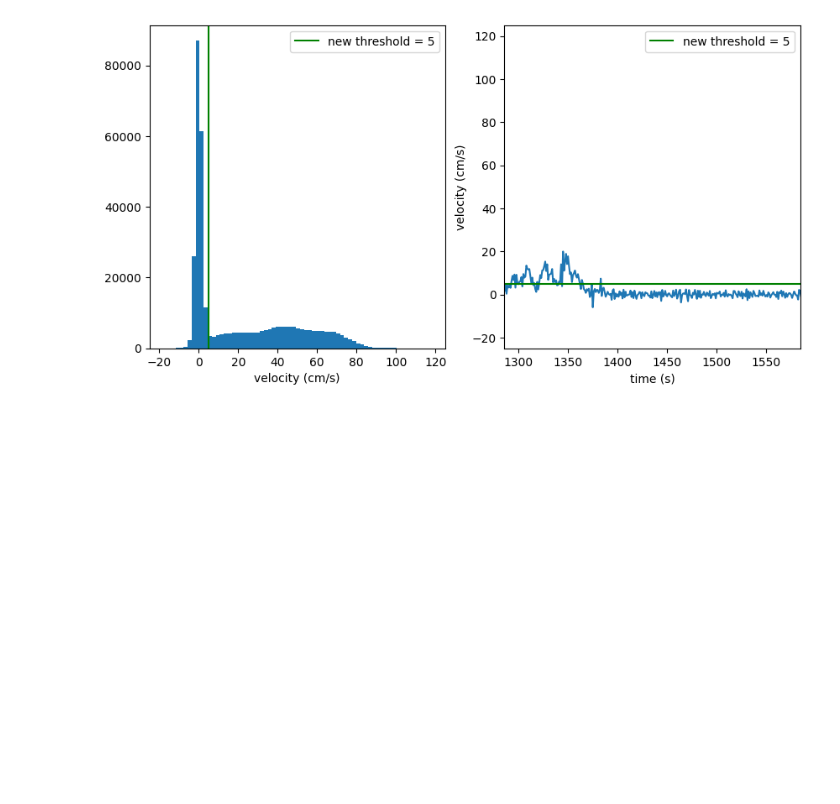
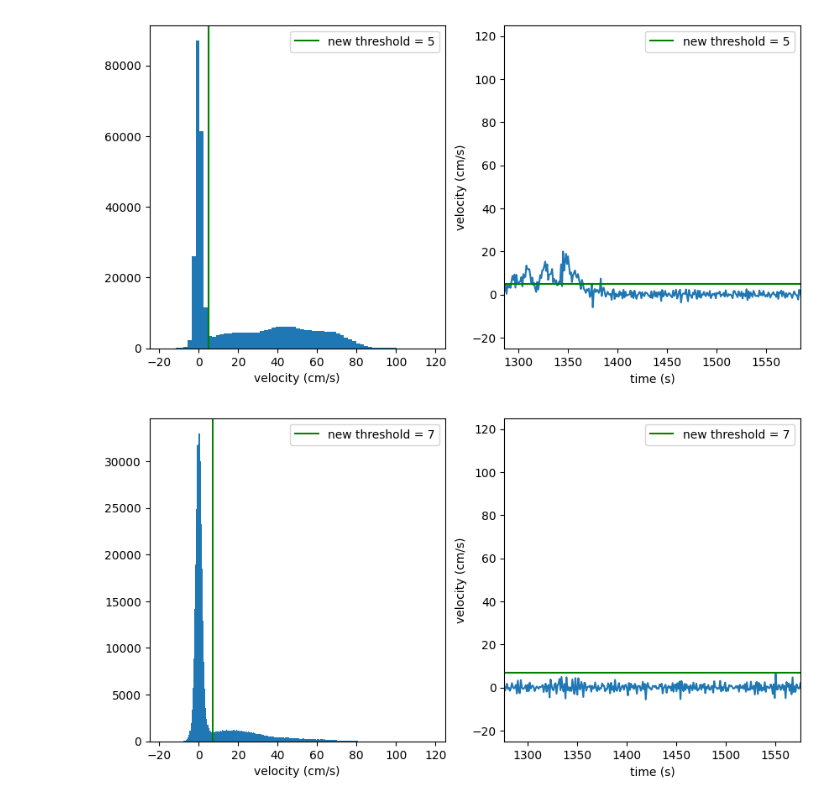
Before and after one commit to ikharitonov/allen-neuropixel-LFPs, a Jupyter notebook: lfp_grand_average/1-velocity_threshold.ipynb, the cells around one changed output. Drawn from its saved outputs; the diff is of its cells as text; code cells hidden in the pictures; blank space fills up the shorter version.

Commit message:
thresholds updated

```diff
--- a/lfp_grand_average/1-velocity_threshold.ipynb
+++ b/lfp_grand_average/1-velocity_threshold.ipynb
@@ -14,7 +14,7 @@ cache = EcephysProjectCache.from_warehouse(manifest=output_dir / 'manifest.json'
 channel_df = cache.get_channels()
 probes_df = cache.get_probes()
 # %%
-with open('VISpm_VISp_probes.pkl', 'rb') as f:
+with open('../VISpm_VISp_probes.pkl', 'rb') as f:
     probe_list = pickle.load(f)
 
 probe_dict = {e[0]: [e[1], e[2]] for e in probe_list}
@@ -316,3 +314,8 @@ correct_threshold(760345702, xlim=[-25,125], thresh=5)
 chosen_thresholds[760345702] = 5
 # %% [output]
 [figure]
+# %%
+correct_threshold(767871931, xlim=[-25,125], thresh=7)
+chosen_thresholds[767871931] = 7
+# %% [output]
+[figure, added]
```
Also changed, not shown: parts of 16 cells of this notebook, 1 other file.
